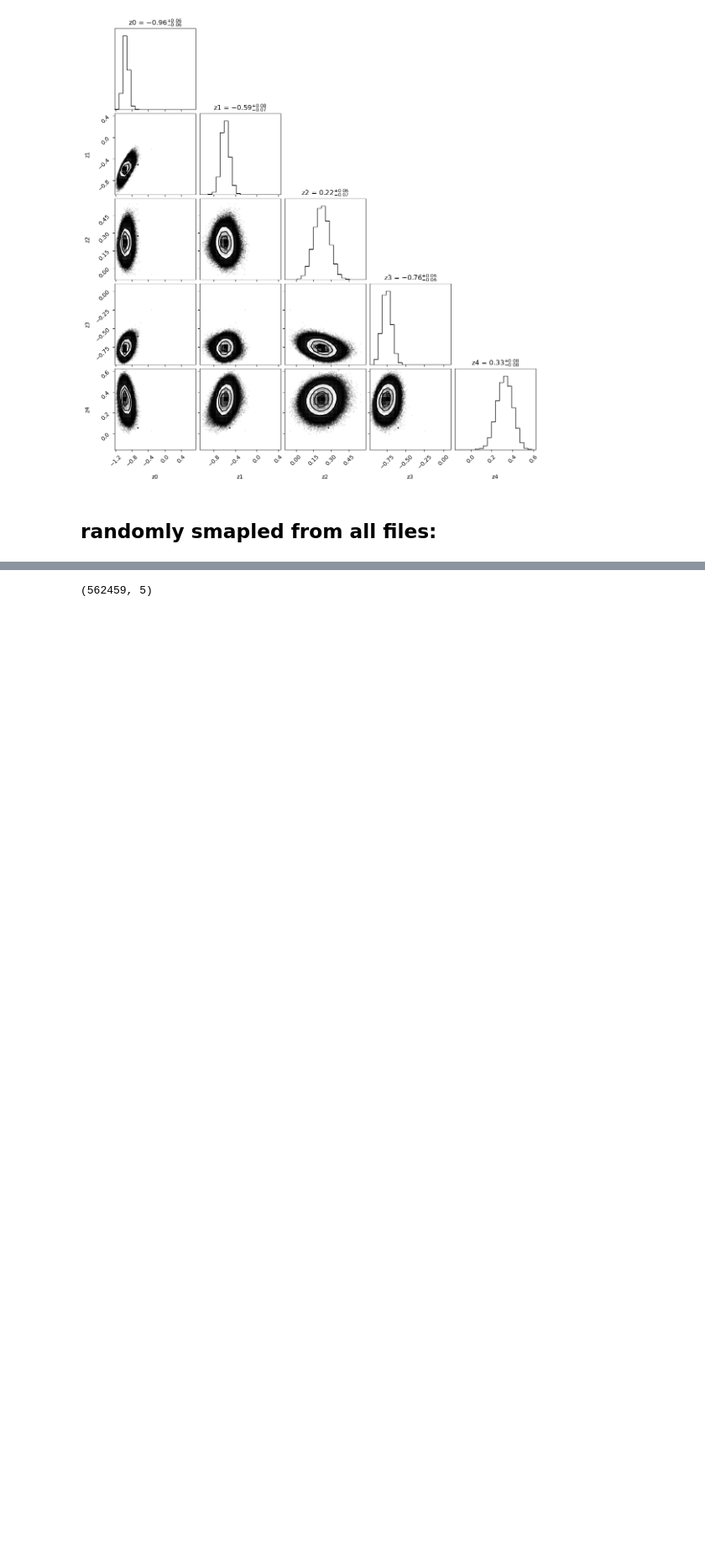
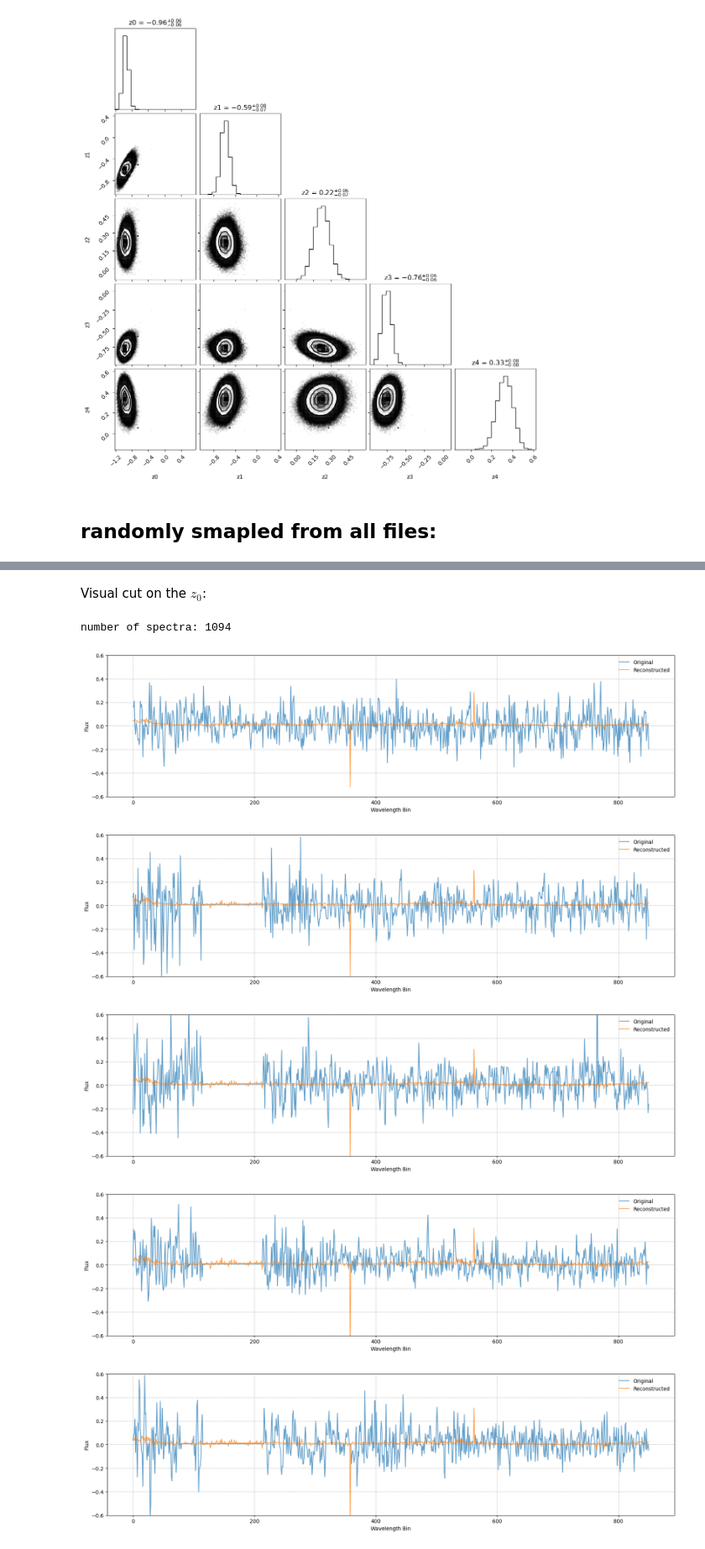
Before and after one commit to qezlou/hetdex_res, a Jupyter notebook: notebooks/spender/each_amp.ipynb, the cells around one changed output, grey strips where cells are left out. Shown at 84% size. Drawn from its saved outputs; the diff is of its cells as text; code cells hidden in the pictures; blank space fills up the shorter version.

Commit message:
Recon on HPC: notebook pltos

```diff
--- a/notebooks/spender/each_amp.ipynb
+++ b/notebooks/spender/each_amp.ipynb
@@ -67,4 +87,11 @@ latents = spender_plot.get_latents()
+# %% [markdown]
+Visual cut on the $z_0$:
 # %%
-latents.shape
+spender_plot.recon_og_ind(ind)
 # %% [output]
-(562459, 5)
+number of spectra: 1094
+[figure, added]
+[figure, added]
+[figure, added]
+[figure, added]
+[figure, added]
```
Also changed, not shown: parts of 8 cells of this notebook, 3 other files.
